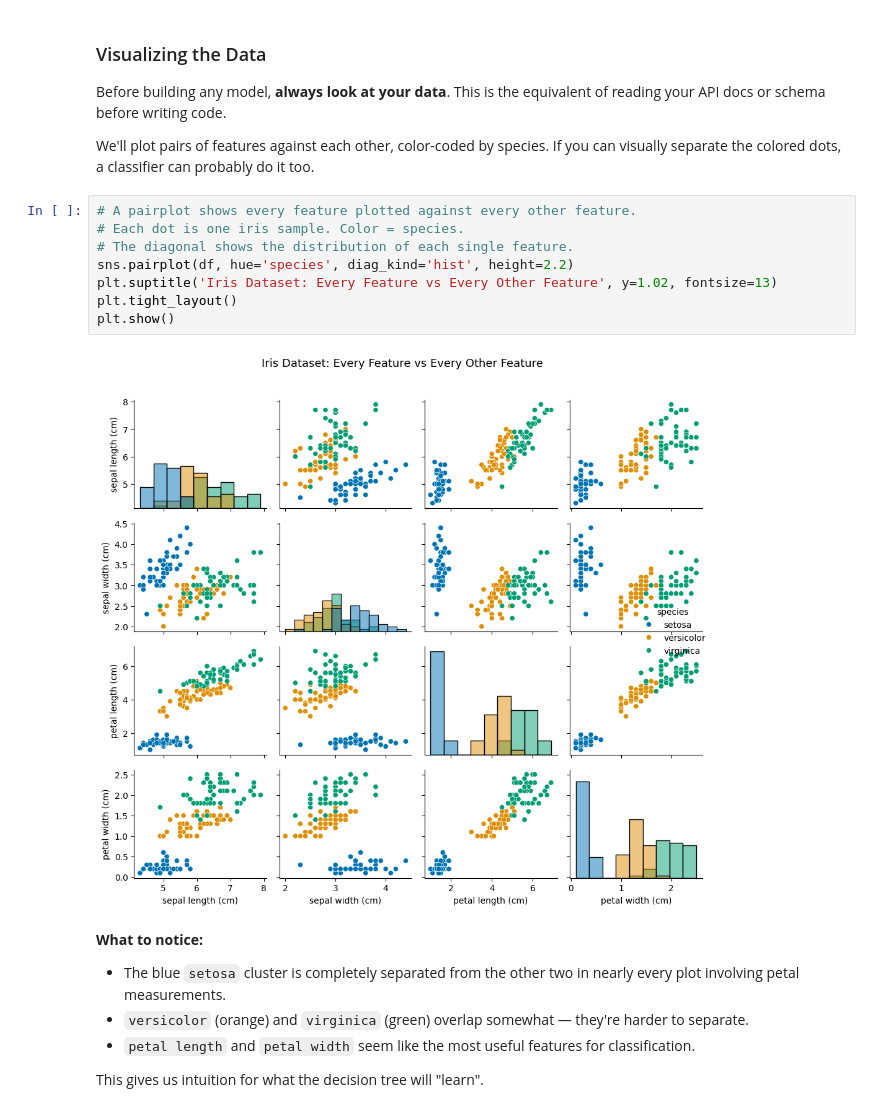
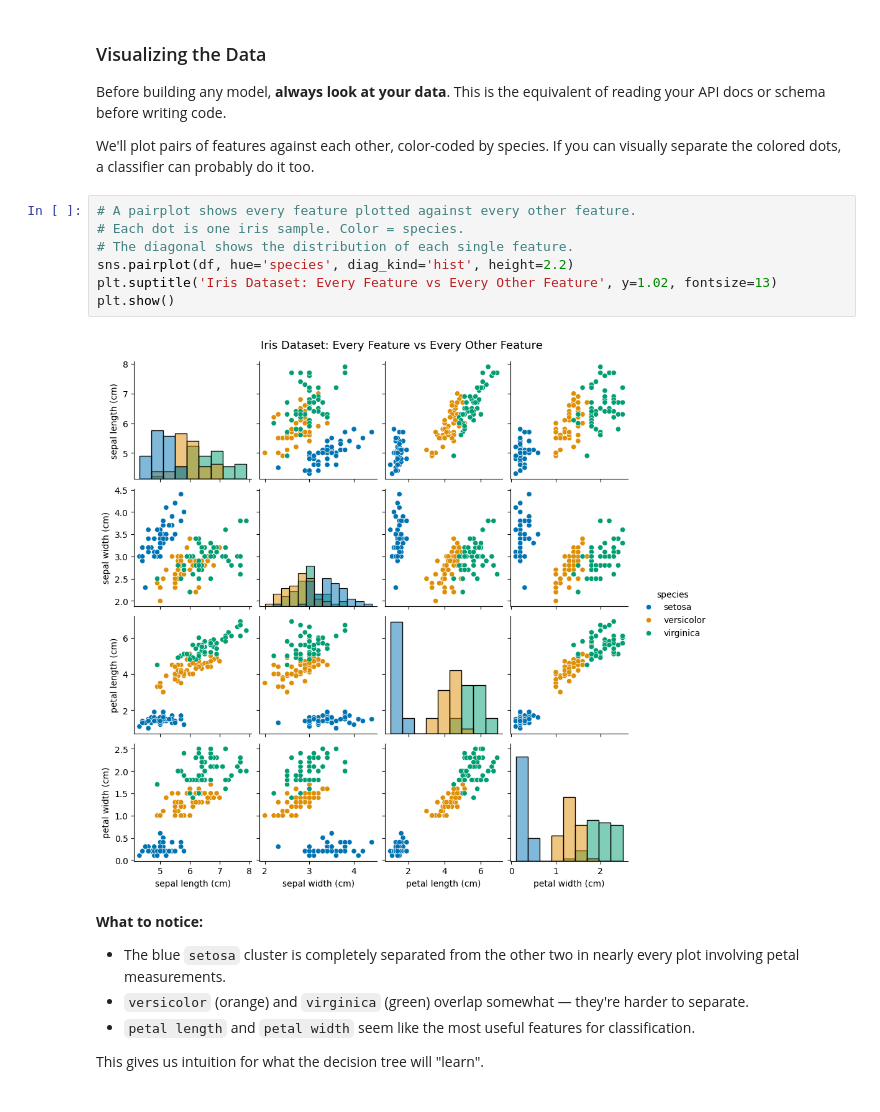
Before and after one commit to kinano/ml-scratch-pad, a Jupyter notebook: src/forests/01_decision_trees_and_classification.ipynb, the cells around one changed output. Cells and saved outputs as stored; diff of their text form.

```diff
--- a/src/forests/01_decision_trees_and_classification.ipynb
+++ b/src/forests/01_decision_trees_and_classification.ipynb
@@ -120,13 +120,12 @@ We'll plot pairs of features against each other, color-coded by species. If you
 # %%
 # A pairplot shows every feature plotted against every other feature.
 # Each dot is one iris sample. Color = species.
 # The diagonal shows the distribution of each single feature.
 sns.pairplot(df, hue='species', diag_kind='hist', height=2.2)
 plt.suptitle('Iris Dataset: Every Feature vs Every Other Feature', y=1.02, fontsize=13)
-plt.tight_layout()
 plt.show()
 # %% [output]
-[figure, old version]
+[figure, new version]
 # %% [markdown]
 **What to notice:**
 - The blue `setosa` cluster is completely separated from the other two in nearly every plot involving petal measurements.
```
